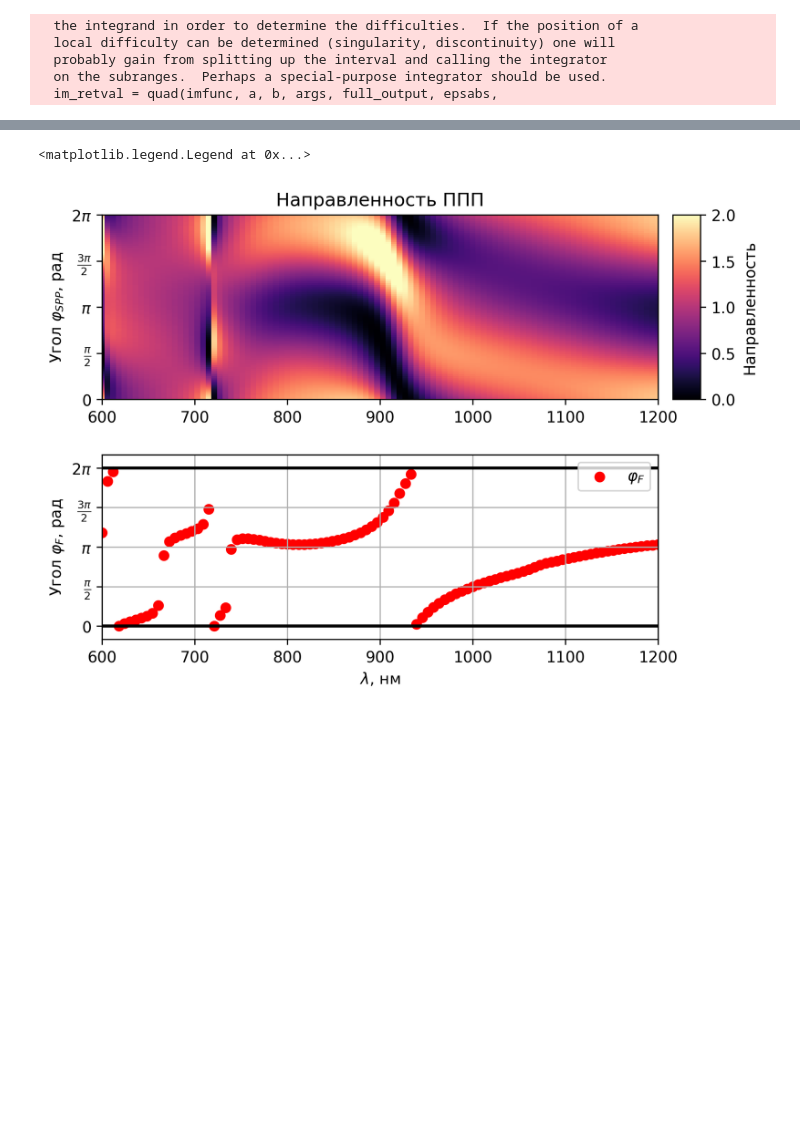
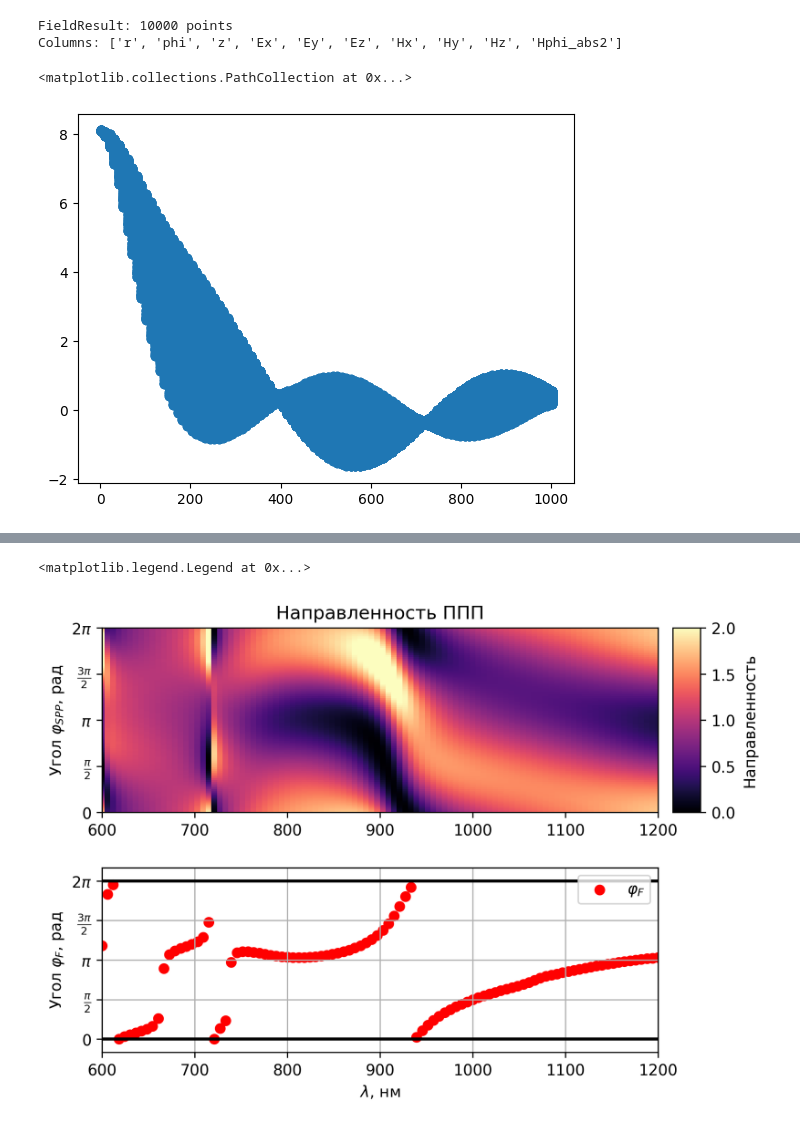
Before and after one commit to semyonbo/SPP_ANALYTICAL, a Jupyter notebook: plasmon_force.ipynb, the cells around one changed output, grey strips where cells are left out. Saved outputs shown, nothing was run; the diff lists cells and outputs as text; code cells hidden in the pictures; blank space fills up the shorter version.

```diff
--- a/plasmon_force.ipynb
+++ b/plasmon_force.ipynb
@@ -29,35 +1,36 @@ omega = lambda wl: 2*np.pi*c_const/wl/1e-9
-# %%
-
-STOP=35
-
-F_x01 = np.empty((len(wls), 8))
-F_y01 = np.empty_like(F_x01)
-F_z01 = np.empty_like(F_x01)
-
-F_x = np.empty((len(wls), 8))
-F_y = np.empty_like(F_x)
-F_z = np.empty_like(F_x)
-
-P,M = np.empty((len(wls),3), dtype=complex),np.empty((len(wls),3), dtype=complex)
-
-
-for i in tqdm(range(len(wls))):
-    p,m = dipoles.calc_dipoles_v2(wls[i], eps_Au, point, R, eps_Si, angle, amplitude=1, phase=phase, a_angle=a_angle, stop=STOP)
-    p,m = p[:,0],m[:,0]
-    P[i,:],M[i,:]=p,m
-
-    f =  force.F(wls[i], eps_Au, point, R, eps_Si, angle,amplitude=1,phase=phase,a_angle=a_angle, stop=STOP, full_output=True, stop_dipoles=45)
-    F_x[i,:] = f[0]
-    F_y[i,:] = f[1]
-    F_z[i,:] = f[2]
-
-    f =  force.F(wls[i], eps_Au, point, R, eps_Si, angle,amplitude=1,phase=phase,a_angle=a_angle, stop=1, full_output=True, stop_dipoles=45)
-    F_x01[i,:] = f[0]
-    F_y01[i,:] = f[1]
-    F_z01[i,:] = f[2]
-# %% [output]
-  the integrand in order to determine the difficulties.  If the position of a
-  local difficulty can be determined (singularity, discontinuity) one will
-  probably gain from splitting up the interval and calling the integrator
-  on the subranges.  Perhaps a special-purpose integrator should be used.
-  im_retval = quad(imfunc, a, b, args, full_output, epsabs,
+# %%
+from MieSppForce.simulation import SimulationConfig, SweepRunner, Visualizer, DipoleCalculator, OpticalForceCalculator
+import numpy as np
+from pint import UnitRegistry
+ureg = UnitRegistry()
+
+base_config = SimulationConfig(
+    wl =600 * ureg.nanometer,
+    R =  295/2* ureg.nanometer,
+    dist = 2 * ureg.nanometer,
+    angle = np.deg2rad(25),
+    a_angle = np.pi / 4,
+    phase= - np.pi/2
+)
+# %%
+from MieSppForce.simulation import CylindricalGrid, FieldsCalculator
+
+grid = CylindricalGrid(
+    r=np.linspace(1, 1001, 100, dtype=int) * ureg.nm,  # 1D по r
+    phi=np.linspace(0, 2*np.pi, 100) * ureg.radian,
+    z=np.array([0.0]) * ureg.nm
+)
+
+fc = FieldsCalculator(base_config)
+result = fc.compute(grid)
+print(result)
+# result.to_csv("field_result.csv")
+# %% [output]
+FieldResult: 10000 points
+Columns: ['r', 'phi', 'z', 'Ex', 'Ey', 'Ez', 'Hx', 'Hy', 'Hz', 'Hphi_abs2']
+# %%
+from matplotlib import pyplot as plt
+plt.scatter(result.df['r'].apply(lambda x: x.to('nm').magnitude),result.df['Ex'].apply(lambda x: x.to('V/m').magnitude.real))
+# %% [output]
+<matplotlib.collections.PathCollection at 0x...>
+[figure, added]
```
Also changed, not shown: parts of 17 cells of this notebook, 28 other files.
